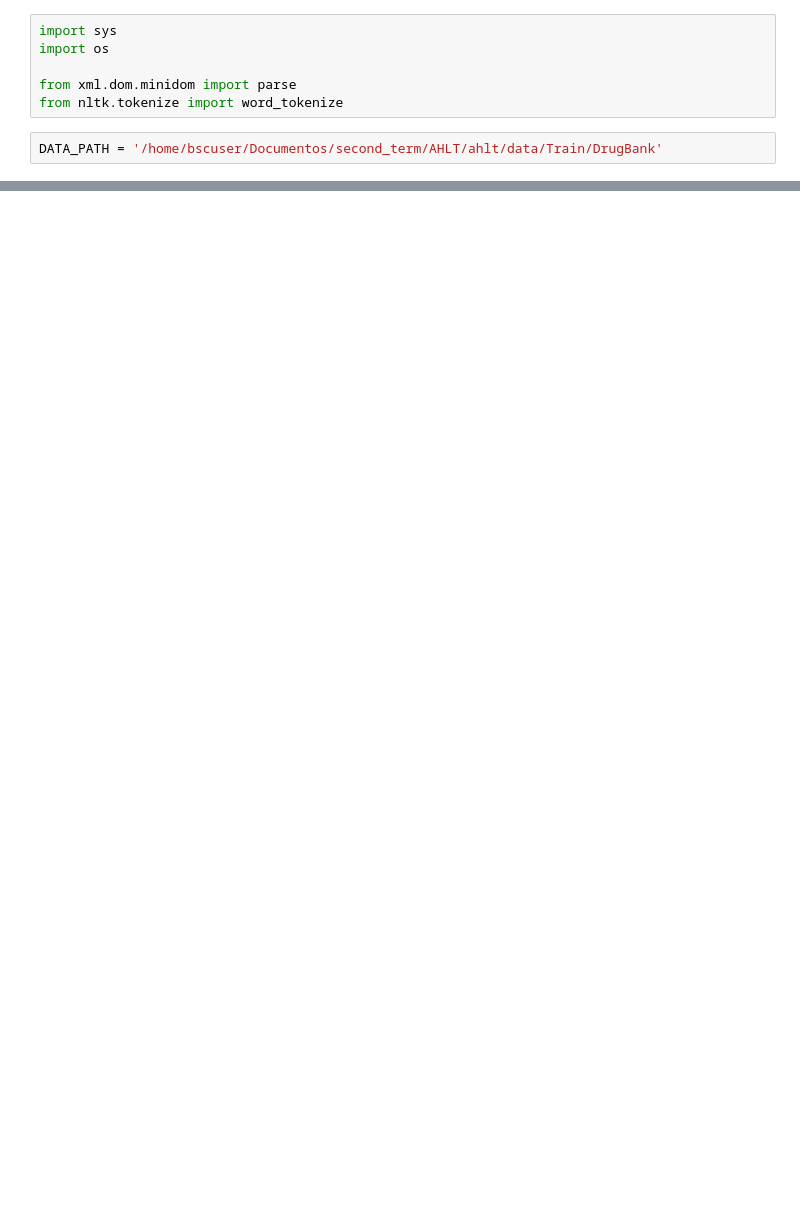
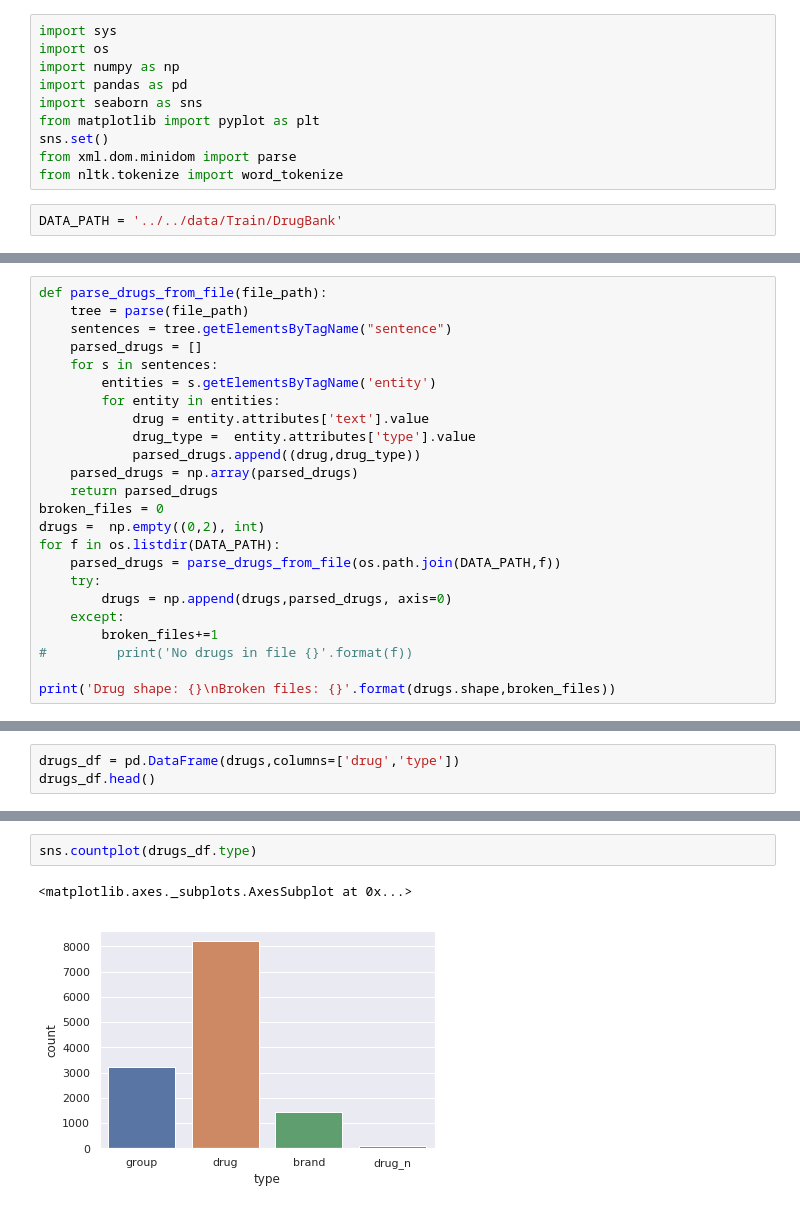
Before and after one commit to RaquelLeandra/mai_ahlt, a Jupyter notebook: sessions/A.Session-NER.1/data_analysis.ipynb, the cells around one changed output, grey strips where cells are left out. Cells and saved outputs as stored; diff of their text form; blank space fills up the shorter version.

Commit message:
updated data analyisis and ner

```diff
--- a/sessions/A.Session-NER.1/data_analysis.ipynb
+++ b/sessions/A.Session-NER.1/data_analysis.ipynb
@@ -1,8 +1,12 @@
 # %%
 import sys
 import os
-
+import numpy as np
+import pandas as pd
+import seaborn as sns
+from matplotlib import pyplot as plt
+sns.set()
 from xml.dom.minidom import parse
 from nltk.tokenize import word_tokenize
 # %%
-DATA_PATH = '/home/bscuser/Documentos/second_term/AHLT/ahlt/data/Train/DrugBank'
+DATA_PATH = '../../data/Train/DrugBank'
@@ -106,0 +13,24 @@ for f in os.listdir(DATA_PATH):
+# %%
+def parse_drugs_from_file(file_path):
+    tree = parse(file_path)
+    sentences = tree.getElementsByTagName("sentence")
+    parsed_drugs = []
+    for s in sentences:
+        entities = s.getElementsByTagName('entity')
+        for entity in entities:
+            drug = entity.attributes['text'].value
+            drug_type =  entity.attributes['type'].value
+            parsed_drugs.append((drug,drug_type))
+    parsed_drugs = np.array(parsed_drugs)
+    return parsed_drugs
+broken_files = 0
+drugs =  np.empty((0,2), int)
+for f in os.listdir(DATA_PATH):
+    parsed_drugs = parse_drugs_from_file(os.path.join(DATA_PATH,f))
+    try:
+        drugs = np.append(drugs,parsed_drugs, axis=0)
+    except:
+        broken_files+=1
+#         print('No drugs in file {}'.format(f))
+
+print('Drug shape: {}\nBroken files: {}'.format(drugs.shape,broken_files))
@@ -106,0 +40,3 @@ for f in os.listdir(DATA_PATH):
+# %%
+drugs_df = pd.DataFrame(drugs,columns=['drug','type'])
+drugs_df.head()
@@ -106,0 +50,5 @@ for f in os.listdir(DATA_PATH):
+# %%
+sns.countplot(drugs_df.type)
+# %% [output]
+<matplotlib.axes._subplots.AxesSubplot at 0x...>
+[figure, added]
```
Also changed, not shown: parts of 15 cells of this notebook, 12 other files.
